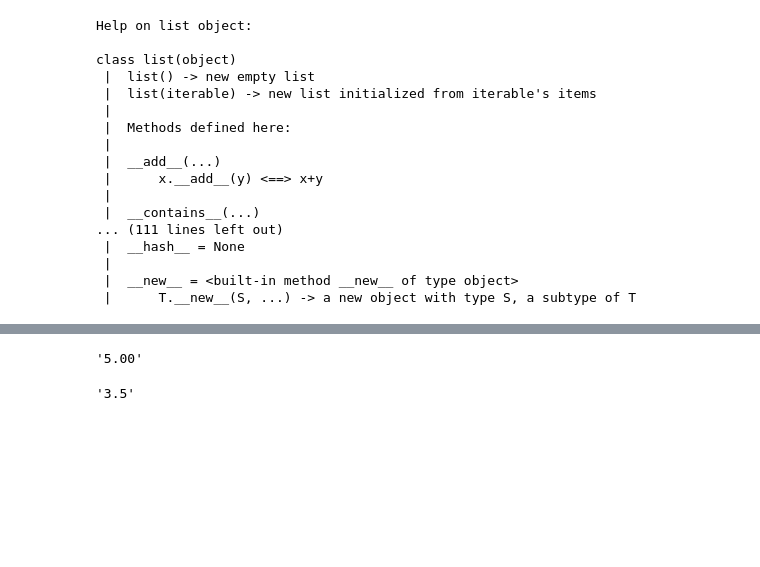
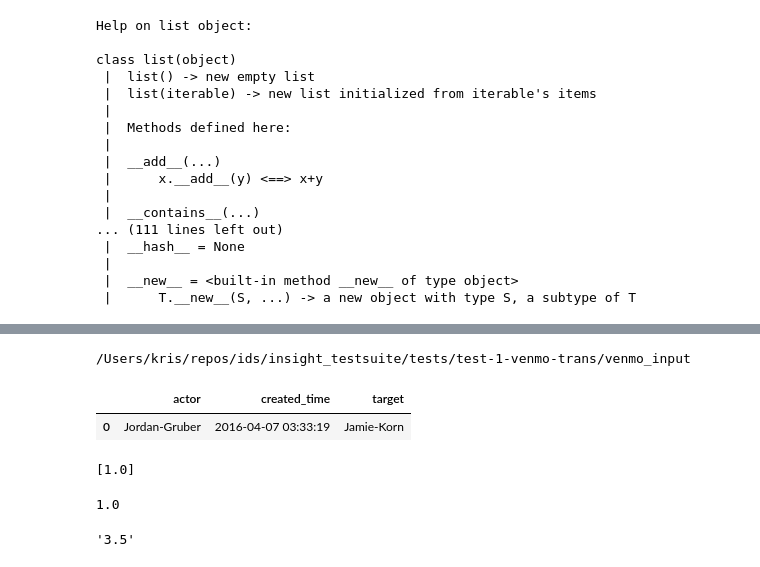
Before and after one commit to krismanaya/ids, a Jupyter notebook: data-gen/Code for Insight .ipynb, the cells around one changed output, grey strips where cells are left out. Saved outputs shown, nothing was run; the diff lists cells and outputs as text; code cells hidden in the pictures; blank space fills up the shorter version.

```diff
--- a/data-gen/Code for Insight .ipynb
+++ b/data-gen/Code for Insight .ipynb
@@ -320,7 +324,22 @@ IOError: File not open for reading
-# %%
-format(f,'.2f')
-# %% [output]
-'5.00'
+# %%
+cd repos/ids/insight_testsuite/tests/test-1-venmo-trans/venmo_input/
+# %% [output]
+/Users/kris/repos/ids/insight_testsuite/tests/test-1-venmo-trans/venmo_input
+# %%
+source = 'venmo-trans.txt'
+# %%
+parse(source)
+# %% [output]
+|  | actor | created_time | target |
+| 0 | Jordan-Gruber | 2016-04-07 03:33:19 | Jamie-Korn |
+# %%
+RollingMedianDegree(parse(source))
+# %% [output]
+[1.0]
+# %%
+MedianDegree(parse(source))
+# %% [output]
+1.0
 # %%
 '3.5'
 # %% [output]
```
Also changed, not shown: parts of 3 cells of this notebook, 10 other files.
